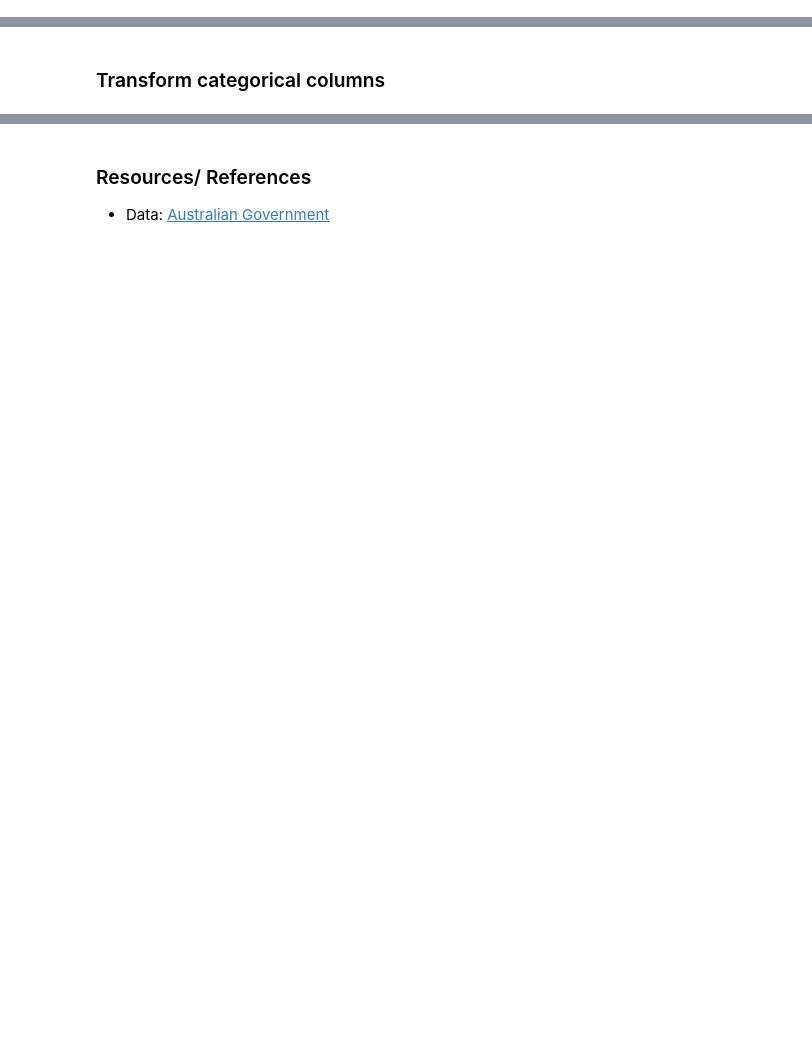
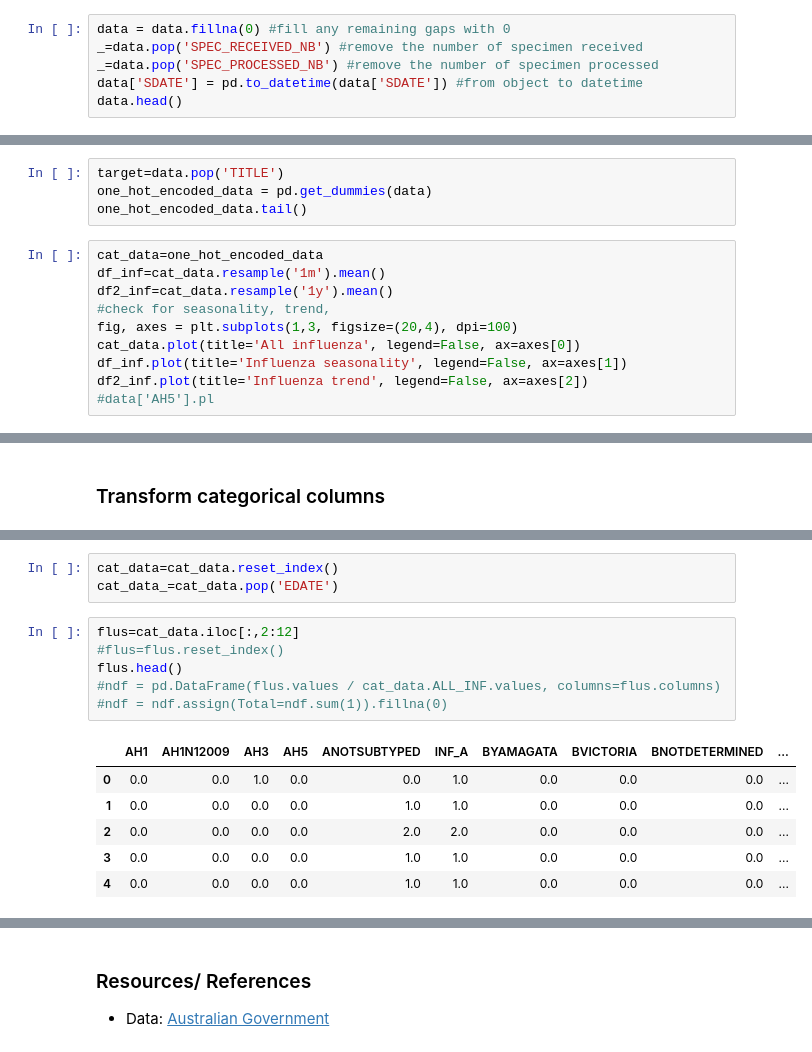
Before and after one commit to DhasiM/Influenza_Spook, a Jupyter notebook: influenza-spook.ipynb, the cells around one changed output, grey strips where cells are left out. Cells and saved outputs as stored; diff of their text form; blank space fills up the shorter version.

Commit message:
Kaggle Notebook | Influenza Spook | Version 3

```diff
--- a/influenza-spook.ipynb
+++ b/influenza-spook.ipynb
@@ -211,0 +209,6 @@ FileNotFoundError: [Errno 2] No such file or directory: 'FluNetInteractiveReport
+# %%
+data = data.fillna(0) #fill any remaining gaps with 0
+_=data.pop('SPEC_RECEIVED_NB') #remove the number of specimen received
+_=data.pop('SPEC_PROCESSED_NB') #remove the number of specimen processed
+data['SDATE'] = pd.to_datetime(data['SDATE']) #from object to datetime
+data.head()
@@ -211,0 +221,14 @@ FileNotFoundError: [Errno 2] No such file or directory: 'FluNetInteractiveReport
+# %%
+target=data.pop('TITLE')
+one_hot_encoded_data = pd.get_dummies(data)
+one_hot_encoded_data.tail()
+# %%
+cat_data=one_hot_encoded_data
+df_inf=cat_data.resample('1m').mean()
+df2_inf=cat_data.resample('1y').mean()
+#check for seasonality, trend,
+fig, axes = plt.subplots(1,3, figsize=(20,4), dpi=100)
+cat_data.plot(title='All influenza', legend=False, ax=axes[0])
+df_inf.plot(title='Influenza seasonality', legend=False, ax=axes[1])
+df2_inf.plot(title='Influenza trend', legend=False, ax=axes[2])
+#data['AH5'].pl
@@ -304,0 +445,16 @@ def get_model():
+# %%
+cat_data=cat_data.reset_index()
+cat_data_=cat_data.pop('EDATE')
+# %%
+flus=cat_data.iloc[:,2:12]
+#flus=flus.reset_index()
+flus.head()
+#ndf = pd.DataFrame(flus.values / cat_data.ALL_INF.values, columns=flus.columns)
+#ndf = ndf.assign(Total=ndf.sum(1)).fillna(0)
+# %% [output]
+|  | AH1 | AH1N12009 | AH3 | AH5 | ANOTSUBTYPED | INF_A | BYAMAGATA | BVICTORIA | BNOTDETERMINED | ... |
+| 0 | 0.0 | 0.0 | 1.0 | 0.0 | 0.0 | 1.0 | 0.0 | 0.0 | 0.0 | ... |
+| 1 | 0.0 | 0.0 | 0.0 | 0.0 | 1.0 | 1.0 | 0.0 | 0.0 | 0.0 | ... |
+| 2 | 0.0 | 0.0 | 0.0 | 0.0 | 2.0 | 2.0 | 0.0 | 0.0 | 0.0 | ... |
+| 3 | 0.0 | 0.0 | 0.0 | 0.0 | 1.0 | 1.0 | 0.0 | 0.0 | 0.0 | ... |
+| 4 | 0.0 | 0.0 | 0.0 | 0.0 | 1.0 | 1.0 | 0.0 | 0.0 | 0.0 | ... |
```
Also changed, not shown: parts of 56 cells of this notebook.
